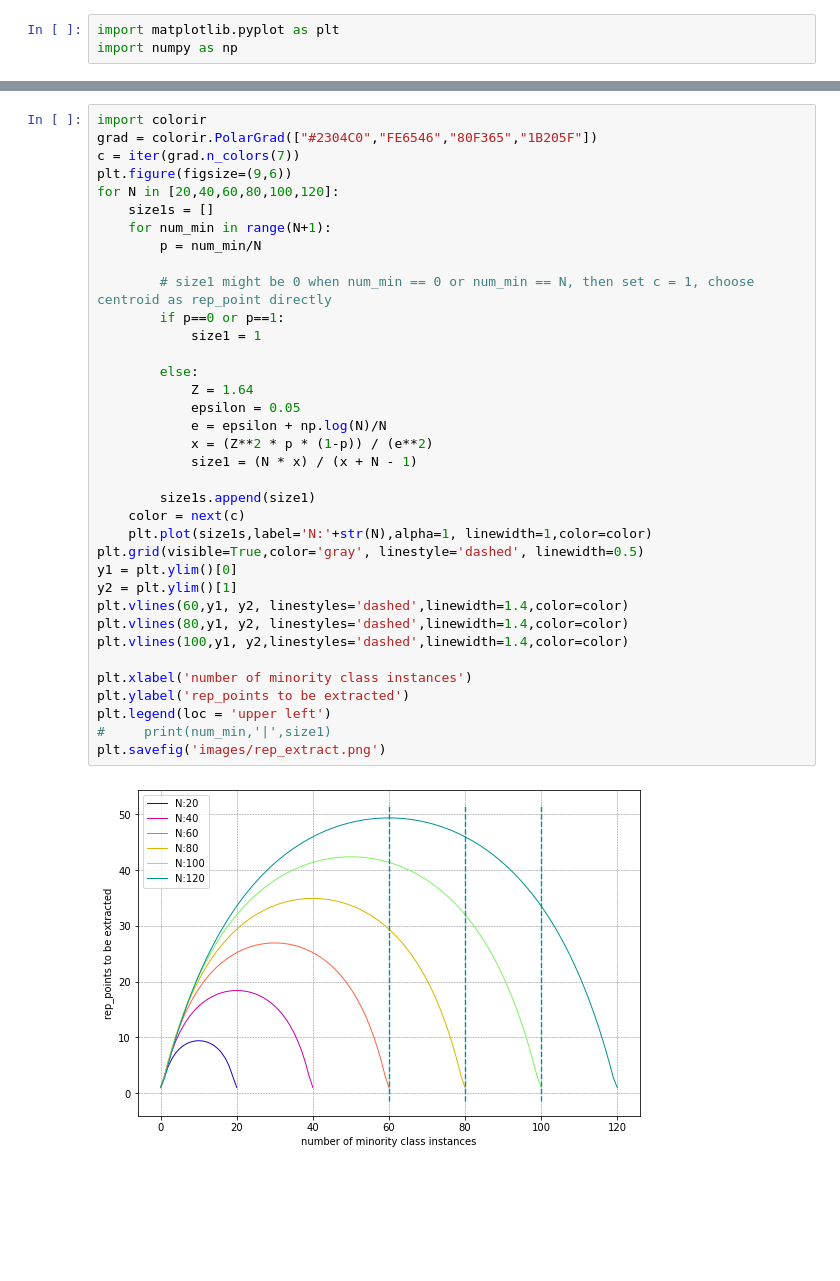
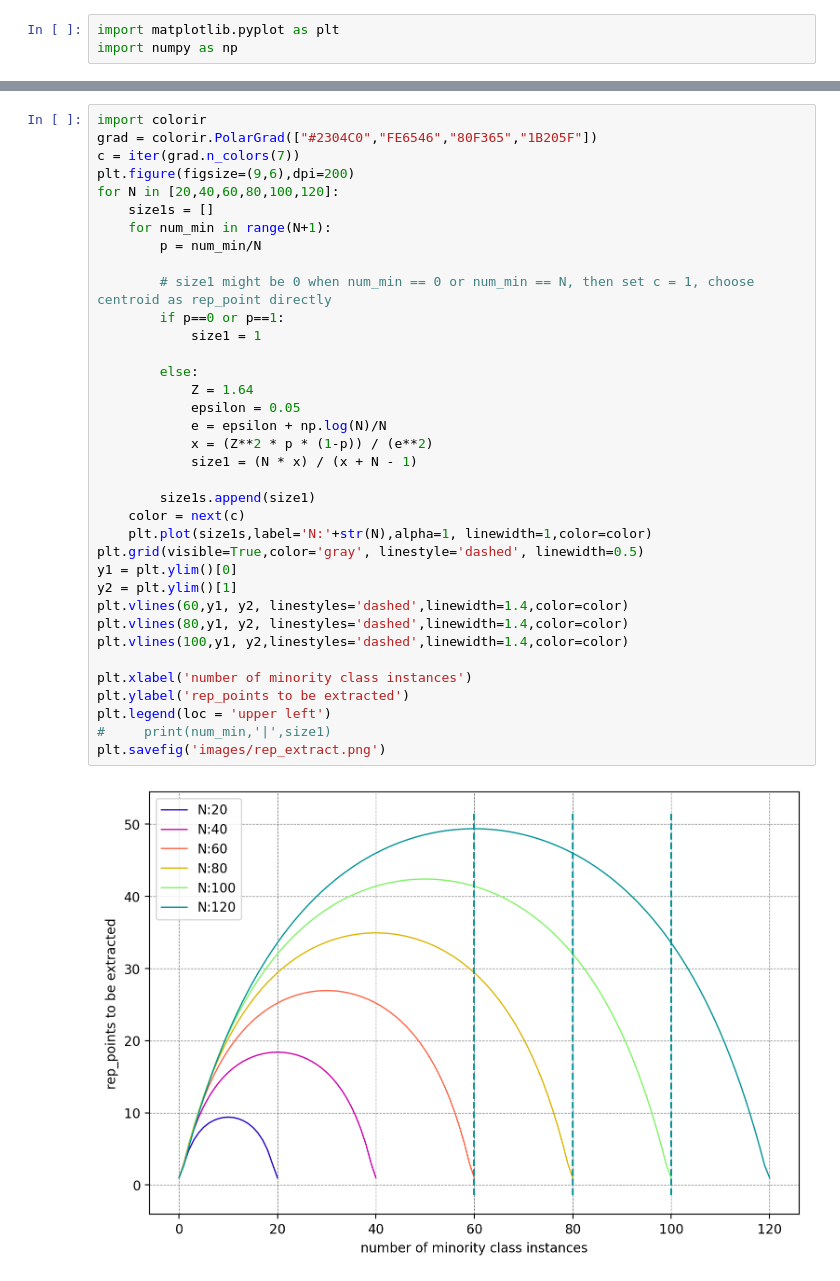
Before and after one commit to ghostqriver/AROSS, a Jupyter notebook: Images for thesis work.ipynb, the cells around one changed output, grey strips where cells are left out. Cells and saved outputs as stored; diff of their text form; blank space fills up the shorter version.

```diff
--- a/Images for thesis work.ipynb
+++ b/Images for thesis work.ipynb
@@ -16,37 +19,37 @@ plt.savefig('images/fN.png')
 import colorir
 grad = colorir.PolarGrad(["#2304C0","FE6546","80F365","1B205F"])
 c = iter(grad.n_colors(7))
-plt.figure(figsize=(9,6))
+plt.figure(figsize=(9,6),dpi=200)
 for N in [20,40,60,80,100,120]:
     size1s = []
     for num_min in range(N+1):
         p = num_min/N
 
         # size1 might be 0 when num_min == 0 or num_min == N, then set c = 1, choose centroid as rep_point directly
         if p==0 or p==1:
             size1 = 1
 
         else:
             Z = 1.64
             epsilon = 0.05
             e = epsilon + np.log(N)/N
             x = (Z**2 * p * (1-p)) / (e**2)
             size1 = (N * x) / (x + N - 1)
 
         size1s.append(size1)
     color = next(c)
     plt.plot(size1s,label='N:'+str(N),alpha=1, linewidth=1,color=color)
 plt.grid(visible=True,color='gray', linestyle='dashed', linewidth=0.5)
 y1 = plt.ylim()[0]
 y2 = plt.ylim()[1]
 plt.vlines(60,y1, y2, linestyles='dashed',linewidth=1.4,color=color)
 plt.vlines(80,y1, y2, linestyles='dashed',linewidth=1.4,color=color)
 plt.vlines(100,y1, y2,linestyles='dashed',linewidth=1.4,color=color)
 
 plt.xlabel('number of minority class instances')
 plt.ylabel('rep_points to be extracted')
 plt.legend(loc = 'upper left')
 #     print(num_min,'|',size1)
 plt.savefig('images/rep_extract.png')
 # %% [output]
-[figure, old version]
+[figure, new version]
```
Also changed, not shown: parts of 6 cells of this notebook, 15 other files.
